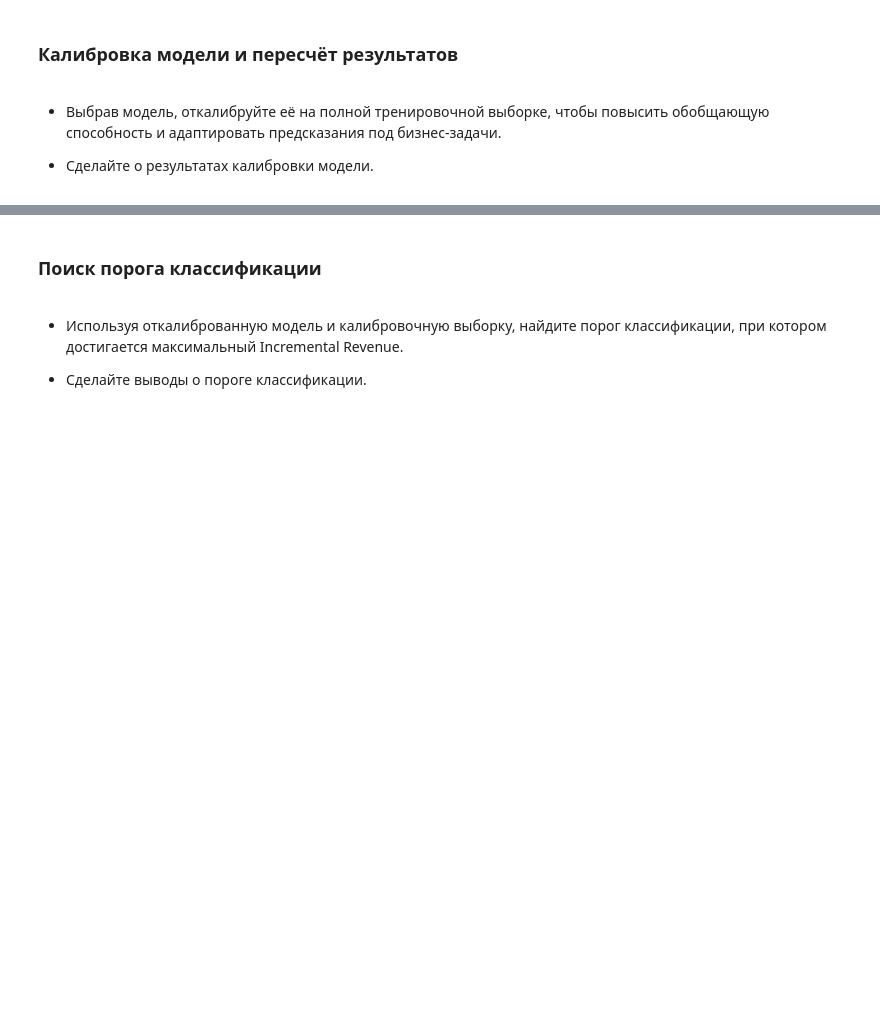
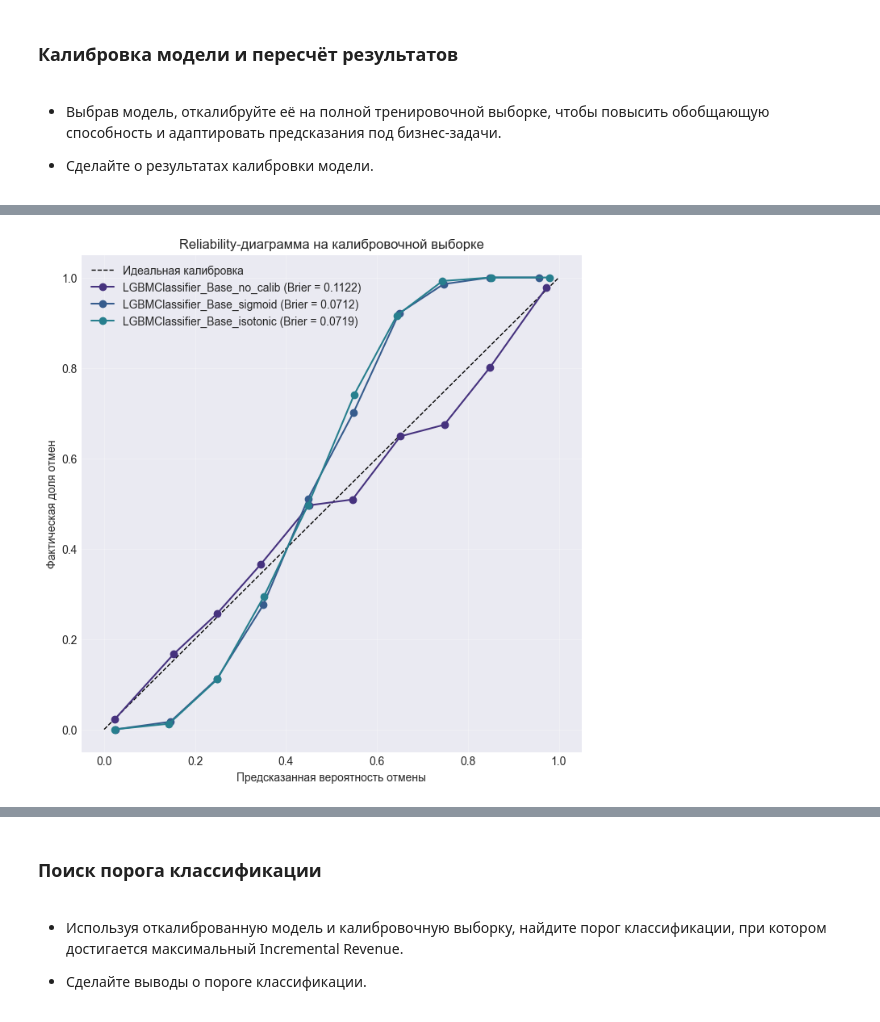
Before and after one commit to MEYakunin/Sprint17_Booking_Cancellation_Predict, a Jupyter notebook: Sprint17_Booking_Cancellation_Predict.ipynb, the cells around one changed output, grey strips where cells are left out. Cells and saved outputs as stored; diff of their text form; code cells hidden in the pictures; blank space fills up the shorter version.

```diff
--- a/Sprint17_Booking_Cancellation_Predict.ipynb
+++ b/Sprint17_Booking_Cancellation_Predict.ipynb
@@ -1240,0 +1287,37 @@ display(metrics_result_df)
+# %%
+# Получаем вероятности на калибровочной выборке для всех версий модели
+proba_cal_dict = {
+    f'{best_model_name}_no_calib': y_pred_no_calib
+}
+
+for method in calibration_methods:
+    name_model = f'{best_model_name}_{method}'
+
+    model_calibrated = create_calibrated_model(method, best_model)
+    model_calibrated.fit(X_cal, y_cal)
+
+    proba_cal_dict[name_model] = model_calibrated.predict_proba(X_cal)[:, 1]
+    all_model_dict[name_model] = model_calibrated
+# %%
+# Строим калибровочную диаграмму: точки должны лежать на пунктирной диагонали
+fig, ax = plt.subplots(figsize=(8, 8))
+
+ax.plot([0, 1], [0, 1], 'k--', lw=1, label='Идеальная калибровка')
+
+for name_model, proba in proba_cal_dict.items():
+    frac_pos, mean_pred = calibration_curve(y_cal, proba, n_bins=10, strategy='uniform')
+    ax.plot(
+        mean_pred,
+        frac_pos,
+        marker='o',
+        label=f'{name_model} (Brier = {brier_score_loss(y_cal, proba):.4f})'
+    )
+
+ax.set_xlabel('Предсказанная вероятность отмены')
+ax.set_ylabel('Фактическая доля отмен')
+ax.set_title('Reliability-диаграмма на калибровочной выборке')
+ax.grid(alpha=0.3)
+ax.legend()
+plt.show()
+# %% [output]
+[figure, added]
```
Also changed, not shown: parts of 15 cells of this notebook, 5 other files.
